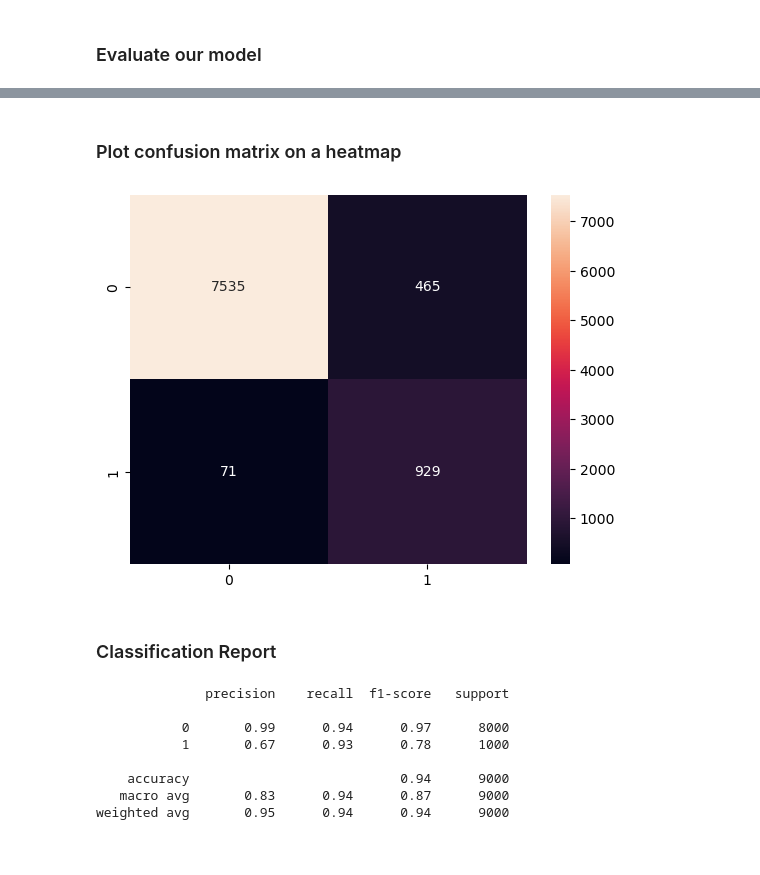
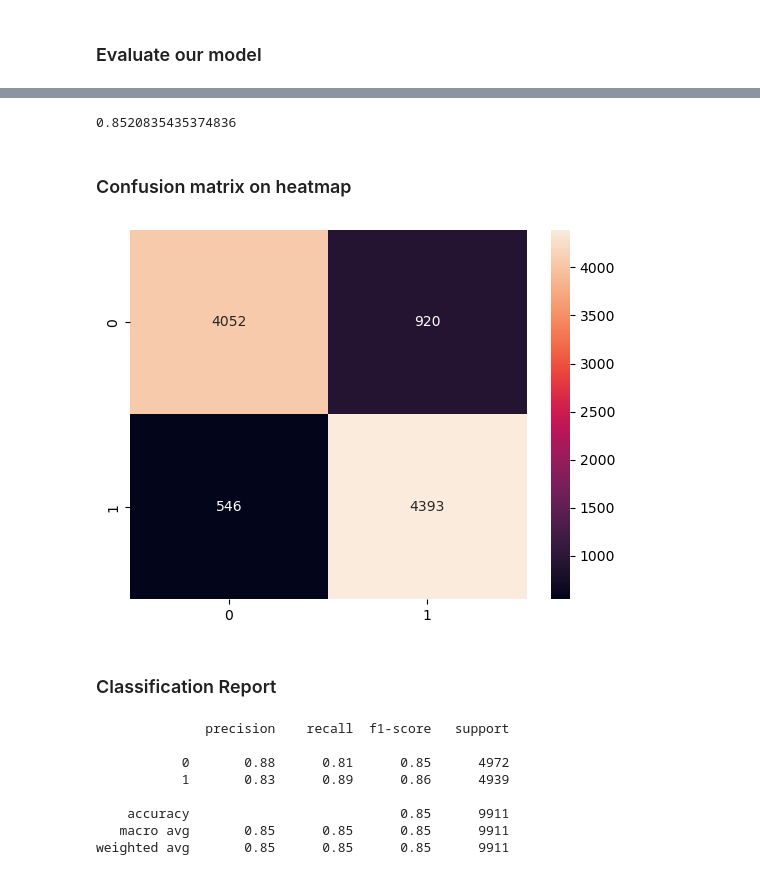
Before and after one commit to Sandrasvk/Deep-Learning-Projects, a Jupyter notebook: Untitled.ipynb, the cells around one changed output, grey strips where cells are left out. Cells and saved outputs as stored; diff of their text form; code cells hidden in the pictures.

```diff
--- a/Untitled.ipynb
+++ b/Untitled.ipynb
@@ -176,0 +185,14 @@ model = keras.models.Sequential([
+# %%
+model = Sequential()
+
+model.add(layers.Embedding(vocab_size,128))
+
+model.add(layers.LSTM(128,return_sequences=True))
+model.add(layers.Dropout(0.2))
+
+model.add(layers.LSTM(128))
+model.add(layers.Dropout(0.2))
+
+model.add(layers.Dense(64,activation='relu'))
+model.add(layers.Dropout(0.2))
+model.add(layers.Dense(1,activation='sigmoid'))
@@ -207,3 +205,3 @@ Model: "sequential"
 # %%
-model.fit(X_train,y_train,epochs=20,batch_size=32,validation_split=0.2)
+model.fit(X_train,y_train,epochs=10,batch_size=128,validation_split=0.2)
 # %% [output]
@@ -227,0 +231,2 @@ Epoch 20/20
+# %%
+y_pred = model.predict(X_test)
@@ -293,20 +242,25 @@ for i in range(12):
+# %%
+y_pred_binary = (y_pred > 0.5).astype(int)
+accuracy_score(y_test, y_pred_binary)
+# %% [output]
+0.8520835435374836
 # %% [markdown]
-### Plot confusion matrix on a heatmap
+### Confusion matrix on heatmap
 # %%
-sns.heatmap(confusion_matrix(y_test,pred),annot=True,fmt='d')
+sns.heatmap(confusion_matrix(y_test,y_pred_binary),annot=True,fmt='d')
 plt.show()
 # %% [output]
-[figure, old version]
+[figure, new version]
 # %% [markdown]
 ### Classification Report
 # %%
-print(classification_report(y_test,pred))
+print(classification_report(y_test,y_pred_binary))
 # %% [output]
               precision    recall  f1-score   support
 
-           0       0.99      0.94      0.97      8000
-           1       0.67      0.93      0.78      1000
+           0       0.88      0.81      0.85      4972
+           1       0.83      0.89      0.86      4939
 
-    accuracy                           0.94      9000
-   macro avg       0.83      0.94      0.87      9000
-weighted avg       0.95      0.94      0.94      9000
+    accuracy                           0.85      9911
+   macro avg       0.85      0.85      0.85      9911
+weighted avg       0.85      0.85      0.85      9911
```
Also changed, not shown: parts of 95 cells of this notebook, 2 other files.
